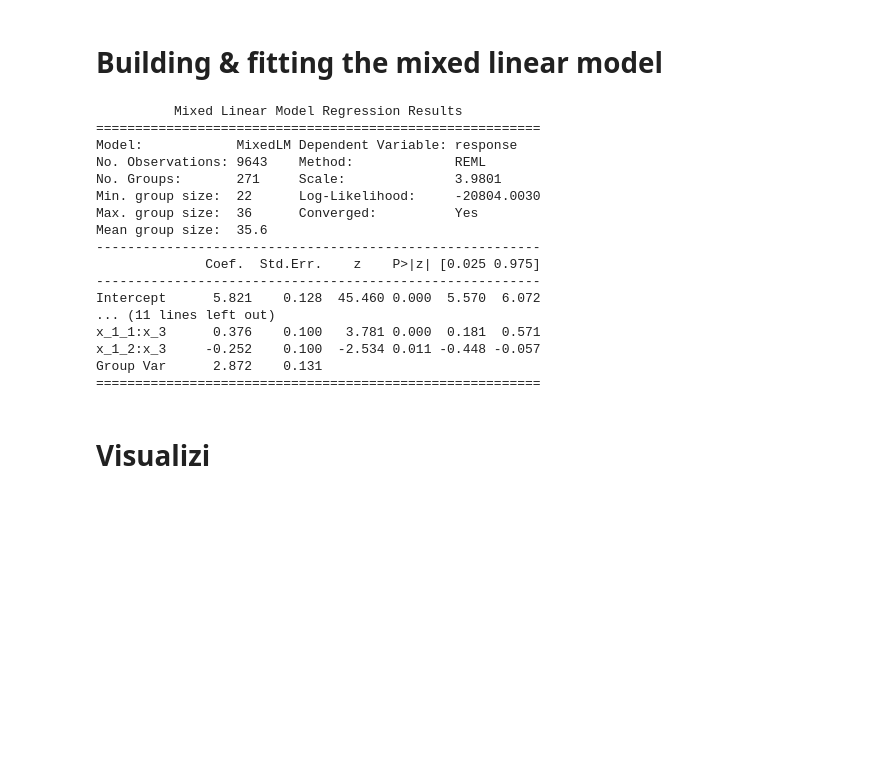
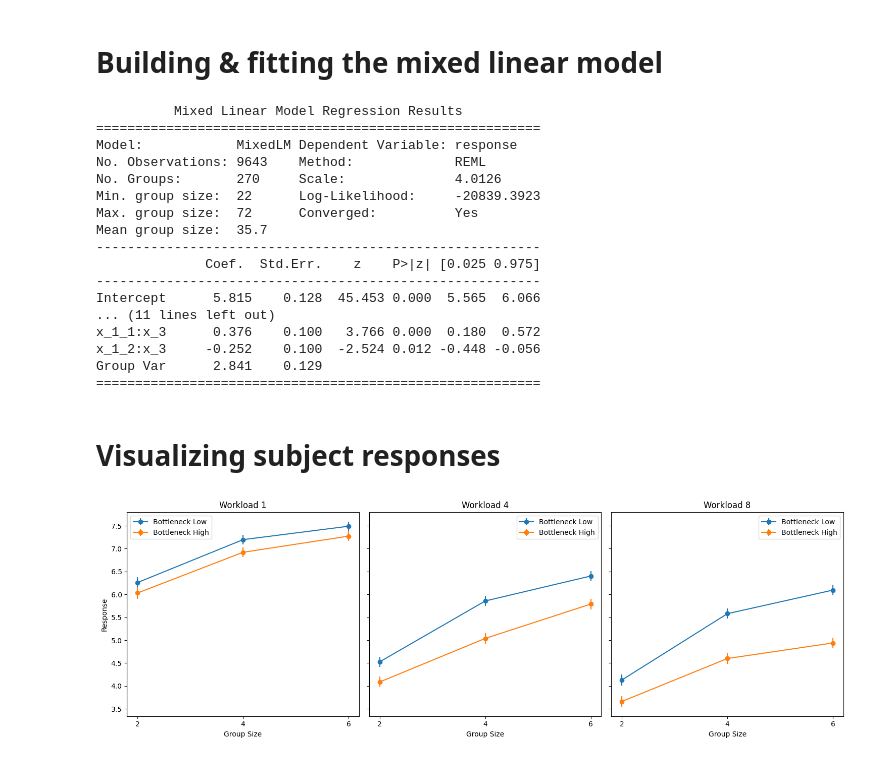
Before and after one commit to emieczkowski/IdleCollaborators, a Jupyter notebook: notebooks/Experiment2Analysis.ipynb, the cells around one changed output. Saved outputs shown, nothing was run; the diff lists cells and outputs as text; code cells hidden in the pictures; blank space fills up the shorter version.

Commit message:
anonymize data

```diff
--- a/notebooks/Experiment2Analysis.ipynb
+++ b/notebooks/Experiment2Analysis.ipynb
@@ -32,10 +32,6 @@ def parseCSV(filepath):
             processed_subj = cleanup(subj_data)
 
             subject_info = {
-                'worker': processed_subj[0],
-                'assignment': processed_subj[1],
-                'hit': processed_subj[2],
-                'version': processed_subj[3],
                 'timestamp': processed_subj[4]
                 }
 
@@ -81,7 +77,7 @@ def filter_subjects(df, attentioncheck):
         filtered_df = df[(~df['comments'].str.contains("TEST", na=False))]
     return filtered_df
 # %%
-filepath = '../rawdata/socloaf_expt2.csv'
+filepath = '../rawdata/anon_expt2.csv'
 df = parseCSV(filepath)
 filtered_df = filter_subjects(df, attentioncheck=True)
 # %% [markdown]
@@ -137,7 +133,7 @@ def decode_categories(row):
     return row
 # %%
 image_columns = [col for col in filtered_df.columns if col.endswith('.png')]
-long_df = pd.melt(filtered_df, id_vars=['worker'], value_vars=image_columns, var_name='image', value_name='resp')
+long_df = pd.melt(filtered_df, id_vars=['timestamp'], value_vars=image_columns, var_name='image', value_name='resp')
 
 # Apply the effect coding functions
 long_df[['x_1_1', 'x_1_2']] = pd.DataFrame(long_df['image'].apply(effect_code_workload).tolist(), index=long_df.index)
@@ -148,7 +144,7 @@ long_df = long_df.dropna(subset=['x_3', 'x_2_1', 'x_2_2', 'x_1_1', 'x_1_2'])
 long_df['response'] = pd.to_numeric(long_df['resp'], errors='coerce')
 long_df = long_df.dropna(subset=['response'])
 
-model = smf.mixedlm("response ~ x_1_1 + x_1_2 + x_2_1 + x_2_2 + x_3 + x_1_1:x_2_1 + x_1_1:x_2_2 + x_1_2:x_2_1 + x_1_2:x_2_2 + x_2_1:x_3 + x_2_2:x_3 + x_1_1:x_3 + x_1_2:x_3", long_df, groups=long_df["worker"])
+model = smf.mixedlm("response ~ x_1_1 + x_1_2 + x_2_1 + x_2_2 + x_3 + x_1_1:x_2_1 + x_1_1:x_2_2 + x_1_2:x_2_1 + x_1_2:x_2_2 + x_2_1:x_3 + x_2_2:x_3 + x_1_1:x_3 + x_1_2:x_3", long_df, groups=long_df["timestamp"])
 result = model.fit()
 
 print(result.summary())
@@ -157,42 +153,67 @@ print(result.summary())
 =========================================================
 Model:            MixedLM Dependent Variable: response
 No. Observations: 9643    Method:             REML
-No. Groups:       271     Scale:              3.9801
-Min. group size:  22      Log-Likelihood:     -20804.0030
-Max. group size:  36      Converged:          Yes
-Mean group size:  35.6
+No. Groups:       270     Scale:              4.0126
+Min. group size:  22      Log-Likelihood:     -20839.3923
+Max. group size:  72      Converged:          Yes
+Mean group size:  35.7
 ---------------------------------------------------------
               Coef.  Std.Err.    z    P>|z| [0.025 0.975]
 ---------------------------------------------------------
-Intercept      5.821    0.128  45.460 0.000  5.570  6.072
+Intercept      5.815    0.128  45.453 0.000  5.565  6.066
 ... (11 lines left out)
-x_1_1:x_3      0.376    0.100   3.781 0.000  0.181  0.571
-x_1_2:x_3     -0.252    0.100  -2.534 0.011 -0.448 -0.057
-Group Var      2.872    0.131
+x_1_1:x_3      0.376    0.100   3.766 0.000  0.180  0.572
+x_1_2:x_3     -0.252    0.100  -2.524 0.012 -0.448 -0.056
+Group Var      2.841    0.129
 =========================================================
 # %% [markdown]
-# Visualizi
+# Visualizing subject responses
 # %%
 groupcoding = [
     (long_df['x_2_1'] == 1) & (long_df['x_2_2'] == 0),
     (long_df['x_2_1'] == 0) & (long_df['x_2_2'] == 0),
     (long_df['x_2_1'] == 0) & (long_df['x_2_2'] == 1)
 ]
 
 workloadcoding = [
     (long_df['x_1_1'] == 1) & (long_df['x_1_2'] == 0),
     (long_df['x_1_1'] == 0) & (long_df['x_1_2'] == 0),
     (long_df['x_1_1'] == 0) & (long_df['x_1_2'] == 1)
 ]
 
 bottleneckcoding = [
     (long_df['x_3'] == 0),
     (long_df['x_3'] == 1)
 ]
 
 long_df['GroupSize'] = np.select(groupcoding, [2,4,6], default=np.nan)
 long_df['Workload'] = np.select(workloadcoding, [1,4,8], default=np.nan)
 long_df['Bottleneck'] = np.select(bottleneckcoding, [1,6], default=np.nan)
 
-file_path = 'expt2_df.pkl'
-long_df.to_pickle(file_path)
+long_df = long_df.apply(decode_categories, axis=1)
+long_df['group_size'] = pd.Categorical(long_df['group_size'], categories=['2', '4', '6'], ordered=True)
+long_df['workload'] = pd.Categorical(long_df['workload'], categories=['1', '4', '8'], ordered=True)
+
+def standard_error(data):
+    return scipy.stats.sem(data)
+
+fig, axes = plt.subplots(1, 3, figsize=(15, 5), sharey=True)
+
+workloads = ['1', '4', '8']
+
+for i, (workload, ax) in enumerate(zip(workloads, axes.flatten())):
+    for bottleneck in ['Low', 'High']:
+        subset = long_df[(long_df['workload'] == workload) & (long_df['bottleneck'] == bottleneck)]
+        means = subset.groupby('group_size')['response'].mean()
+        sems = subset.groupby('group_size')['response'].apply(standard_error)
+        ax.errorbar(means.index, means, yerr=sems, label=f'Bottleneck {bottleneck}', fmt='-o')
+
+    ax.set_title(f'Workload {workload}')
+    ax.set_xlabel('Group Size')
+    ax.legend()
+
+axes[0].set_ylabel('Response')
+plt.tight_layout()
+plt.show()
+# %% [output]
+[figure, added]
```
Also changed, not shown: 8 other files.
